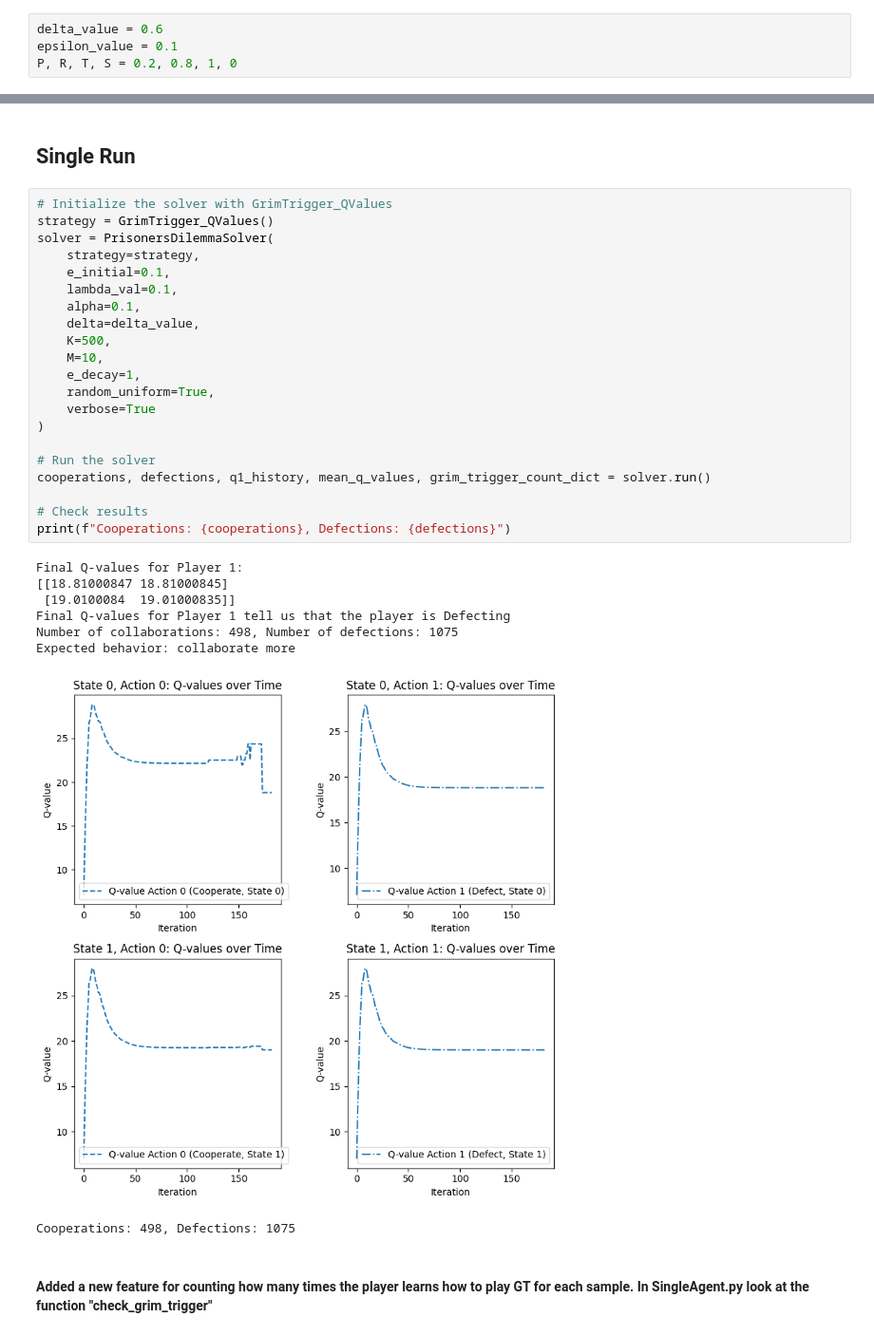
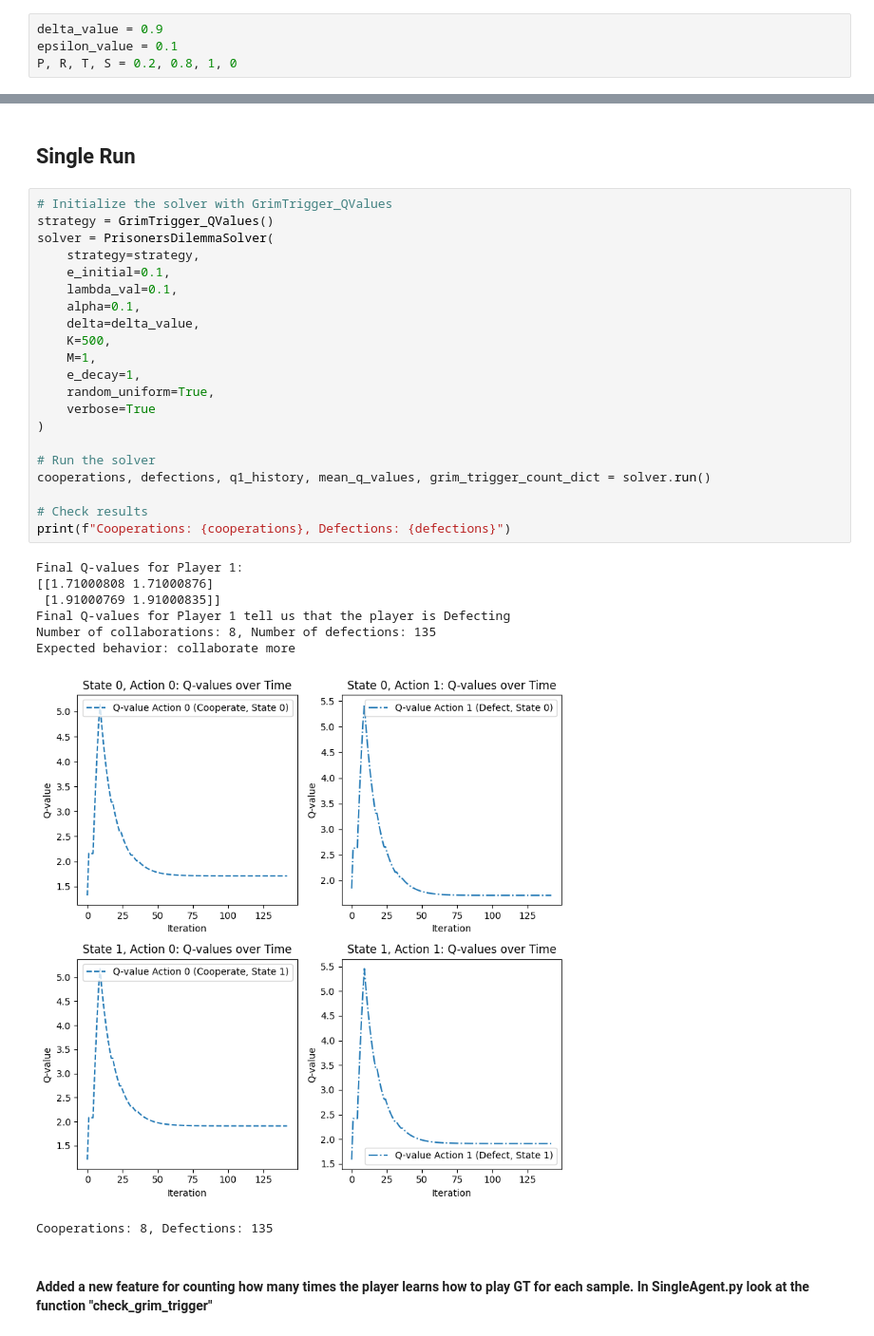
Before and after one commit to AE452/SDES, a Jupyter notebook: debug.ipynb, the cells around one changed output, grey strips where cells are left out. Shown at 95% size. Saved outputs shown, nothing was run; the diff lists cells and outputs as text.

```diff
--- a/debug.ipynb
+++ b/debug.ipynb
@@ -5,7 +5,7 @@ from SingleAgent import *
 # %% [markdown]
 ## Theoretical Qlearning values
 # %%
-delta_value = 0.6
+delta_value = 0.9
 epsilon_value = 0.1
 P, R, T, S = 0.2, 0.8, 1, 0
 # %%
@@ -37,33 +40,33 @@ theoretical_qlearning_values_for_grim_trigger_with_epsilon(P, R, T, S, delta_val
 # %%
 # Initialize the solver with GrimTrigger_QValues
 strategy = GrimTrigger_QValues()
 solver = PrisonersDilemmaSolver(
     strategy=strategy,
     e_initial=0.1,
     lambda_val=0.1,
     alpha=0.1,
     delta=delta_value,
     K=500,
-    M=10,
+    M=1,
     e_decay=1,
     random_uniform=True,
     verbose=True
 )
 
 # Run the solver
 cooperations, defections, q1_history, mean_q_values, grim_trigger_count_dict = solver.run()
 
 # Check results
 print(f"Cooperations: {cooperations}, Defections: {defections}")
 # %% [output]
 Final Q-values for Player 1:
-[[18.81000847 18.81000845]
- [19.0100084  19.01000835]]
+[[1.71000808 1.71000876]
+ [1.91000769 1.91000835]]
 Final Q-values for Player 1 tell us that the player is Defecting
-Number of collaborations: 498, Number of defections: 1075
+Number of collaborations: 8, Number of defections: 135
 Expected behavior: collaborate more
-[figure, old version]
+[figure, new version]
-Cooperations: 498, Defections: 1075
+Cooperations: 8, Defections: 135
 # %% [markdown]
 #### Added a new feature for counting how many times the player learns how to play GT for each sample. In SingleAgent.py look at the function "check_grim_trigger"
 # %%
```
Also changed, not shown: parts of 6 cells of this notebook.
